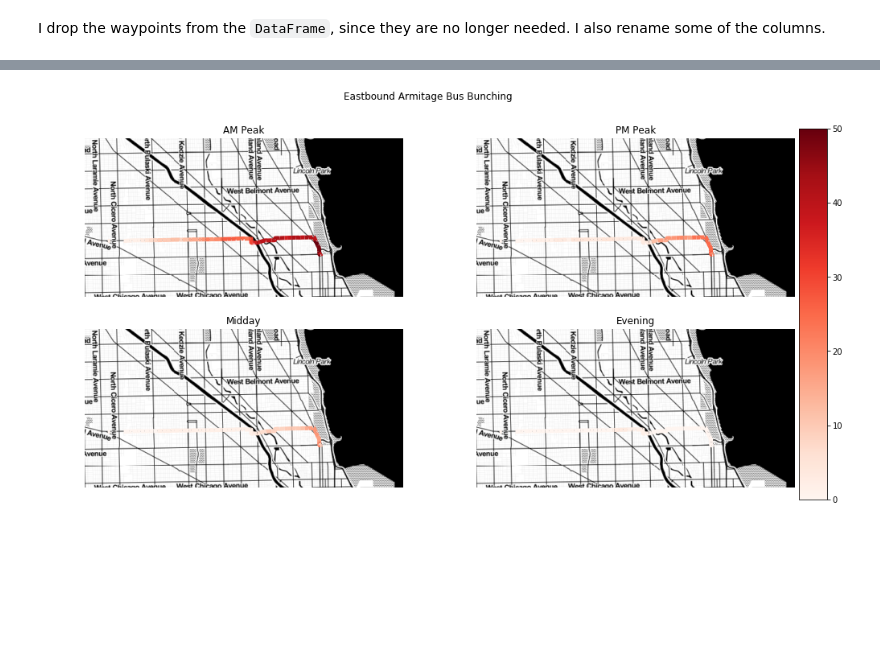
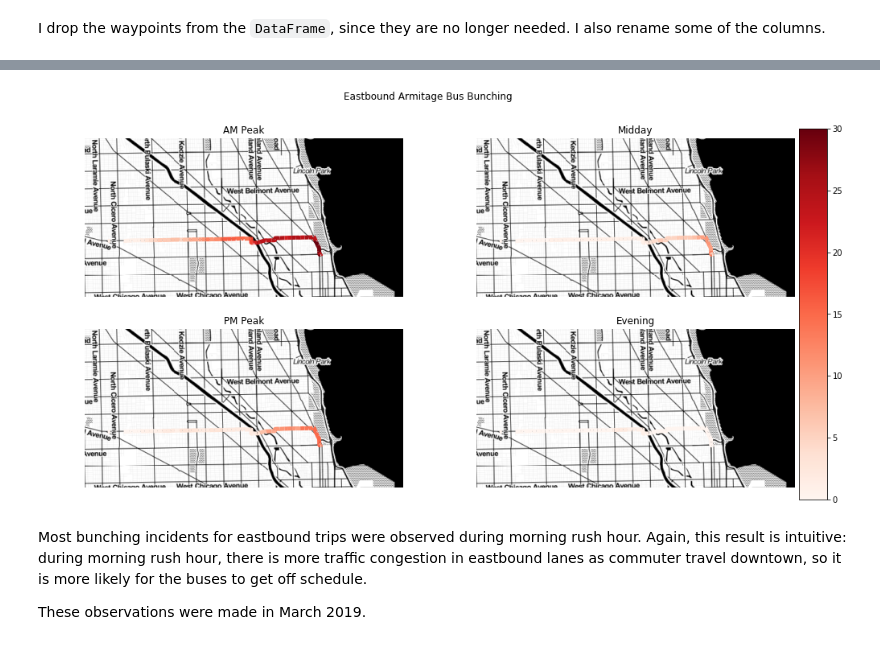
Before and after one commit to AmyLExtraordinaire/ctabus, a Jupyter notebook: notebooks/Visualizing Bus Bunching.ipynb, the cells around one changed output, grey strips where cells are left out. Drawn from its saved outputs; the diff is of its cells as text; code cells hidden in the pictures; blank space fills up the shorter version.

Commit message:
added more explainer text

```diff
--- a/notebooks/Visualizing Bus Bunching.ipynb
+++ b/notebooks/Visualizing Bus Bunching.ipynb
@@ -157,7 +179,6 @@ travels_waits.head()
 # %%
 bunching = travels_waits[travels_waits["wait|15417"] < 2].groupby('origin').count().tatripid.to_frame().reset_index().rename({'tatripid': 'counts'}, axis='columns')
 
-segmented_stops.stpid = segmented_stops.stpid.astype(int)
-bunching_gdf = segmented_stops.merge(bunching, left_on="stpid", right_on="origin")
-bunching_gdf.crs = {'init': 'epsg:4326'}
-bunching_gdf = bunching_gdf.to_crs(epsg=3857)
+gdf.stpid = gdf.stpid.astype(int)
+bunching_gdf = gdf.merge(bunching, left_on="stpid", right_on="origin")
+bunching_gdf.head()
@@ -164,4 +192,3 @@ bunching_gdf = bunching_gdf.to_crs(epsg=3857)
 # %%
-fig, ax = plt.subplots(1, figsize=(10, 1))
-bunching_gdf.plot(column="counts", ax=ax, legend=True, cmap='YlGnBu', linewidth=5)
+bunching_gdf.plot(column="counts", legend=True, cmap='YlGnBu', linewidth=5).set_axis_off()
 # %% [output]
@@ -171,19 +201,20 @@ bunching_gdf.plot(column="counts", ax=ax, legend=True, cmap='YlGnBu', linewidth=
 import contextily as ctx
 
 def add_basemap(ax, zoom, url='http://tile.stamen.com/toner/tileZ/tileX/tileY.png'):
-    #xmin, xmax, ymin, ymax = ax.axis()
-    #xmin, xmax, ymin, ymax = -87.86, -87.53, 41.63, 42.09
-    xmin, xmax, ymin, ymax = -9770000, -9750000, 5145000, 5155000#5105219.405426267, 5173749.311018312
+    xmin, xmax, ymin, ymax = ax.axis()
     basemap, extent = ctx.bounds2img(xmin, ymin, xmax, ymax, zoom=zoom, url=url)
     ax.imshow(basemap, extent=extent, interpolation='bilinear')
-    # restore original x/y limits
     ax.axis((xmin, xmax, ymin, ymax))
-    #ax.axis([-87.86, -87.53, 41.63, 42.09])
     return basemap
 
 f, ax = plt.subplots(1, figsize=(15, 8))
+ax.axis([-9770000, -9750000, 5145000, 5155000])
+
+bunching_gdf.crs = {'init': 'epsg:4326'}
+bunching_gdf = bunching_gdf.to_crs(epsg=3857)
 bunching_gdf.plot(column="counts", ax=ax, legend=True, cmap='Reds', linewidth=5)
-dark_matter = "http://a.basemaps.cartocdn.com/dark_all/tileZ/tileX/tileY.png"
+
+ax.set_axis_off()
 add_basemap(ax, zoom=12)
 plt.show()
 # %% [output]
@@ -202,23 +240,28 @@ binned_gdf = binned_gdf.to_crs(epsg=3857)
 # %%
-fig, ax = plt.subplots(2, 2, sharex='col', sharey='row', figsize=(16, 8))
+fig, ax = plt.subplots(2, 2, figsize=(16, 8))
+fig.suptitle("Eastbound Armitage Bus Bunching")
 
 bin_names = [["AM Peak", "Midday"], ["PM Peak", "Evening"]]
 vmin = 0
 vmax = binned_gdf.counts.max()
 for i, r in enumerate(bin_names):
     for j, c in enumerate(r):
-        binned_gdf[binned_gdf.bin == c].plot(column="counts", ax=ax[j][i], cmap='Reds', linewidth=5, vmin=vmin, vmax=vmax)
-        ax[j][i].title.set_text(c)
-        ax[j][i].set_axis_off()
-        add_basemap(ax[j][i], zoom=12)
+        _ax = ax[i][j]
+        binned_gdf[binned_gdf.bin == c].plot(column="counts", ax=_ax, cmap='Reds', linewidth=5, vmin=vmin, vmax=vmax)
+        _ax.axis([-9770000, -9750000, 5145000, 5155000])
+        _ax.title.set_text(c)
+        _ax.set_axis_off()
+        add_basemap(_ax, zoom=12)
 
-fig.suptitle("Eastbound Armitage Bus Bunching")
 cax = fig.add_axes([0.9, 0.1, 0.03, 0.8])
-sm = plt.cm.ScalarMappable(cmap='Reds', norm=plt.Normalize(vmin=0, vmax=50))
-# fake up the array of the scalar mappable. Urgh...
+sm = plt.cm.ScalarMappable(cmap='Reds', norm=plt.Normalize(vmin=vmin, vmax=vmax))
 sm._A = []
 fig.colorbar(sm, cax=cax)
 
 plt.show()
 # %% [output]
-[figure, old version]
+[figure, new version]
+# %% [markdown]
+Most bunching incidents for eastbound trips were observed during morning rush hour. Again, this result is intuitive: during morning rush hour, there is more traffic congestion in eastbound lanes as commuter travel downtown, so it is more likely for the buses to get off schedule.
+
+These observations were made in March 2019.
```
Also changed, not shown: parts of 21 cells of this notebook.
